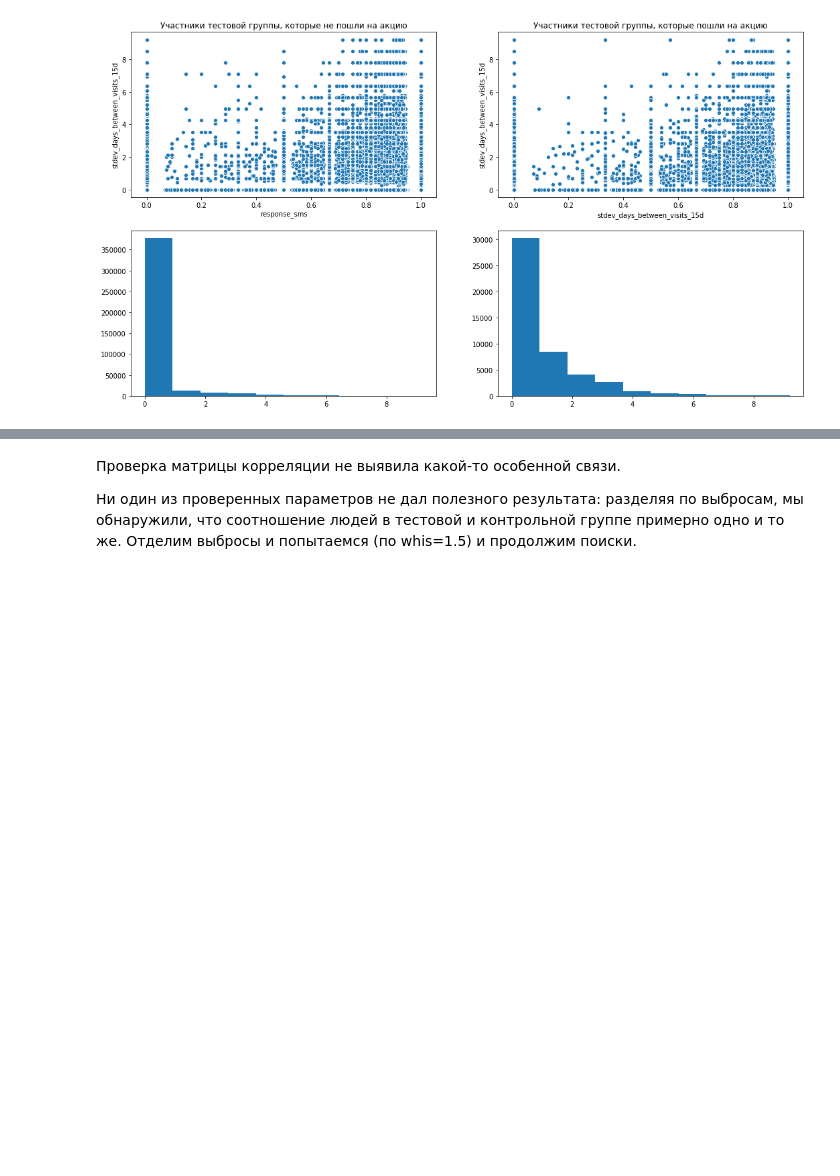
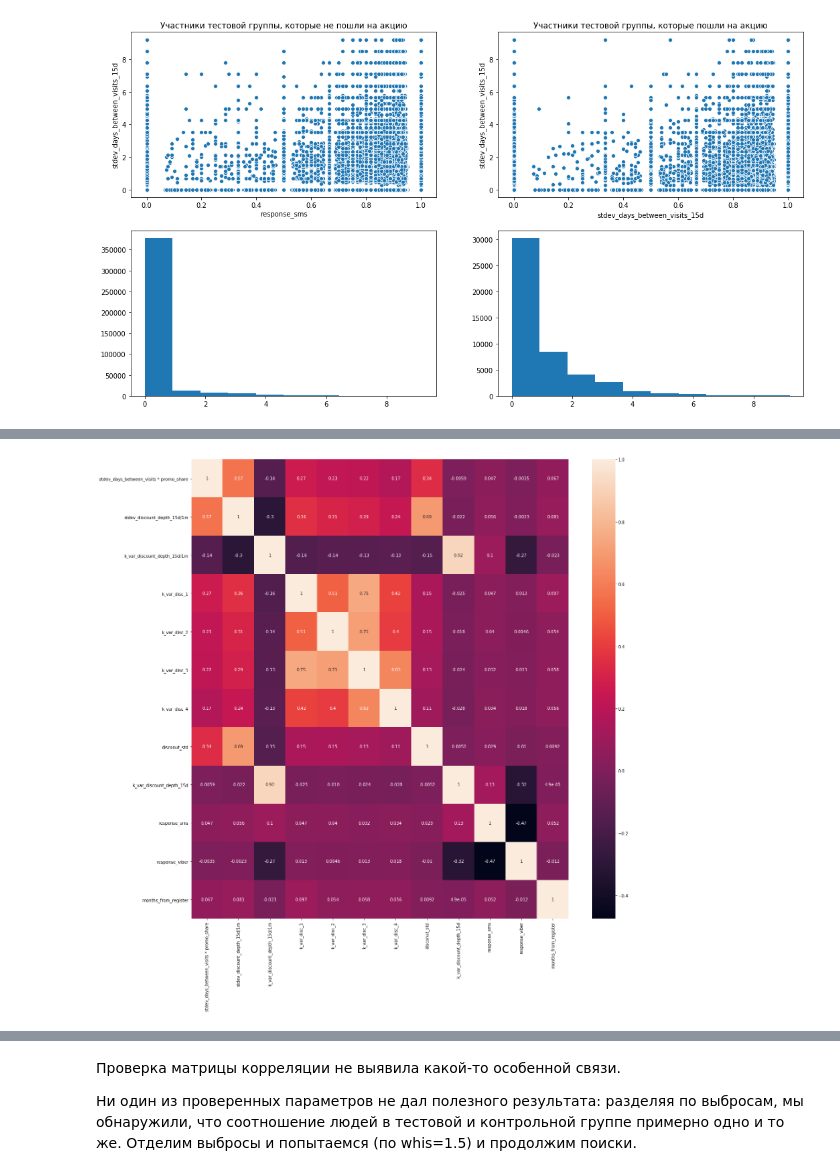
Before and after one commit to DKozl50/pluh_sms, a Jupyter notebook: experiments/EDA_mitya.ipynb, the cells around one changed output, grey strips where cells are left out. Saved outputs shown, nothing was run; the diff lists cells and outputs as text; code cells hidden in the pictures; blank space fills up the shorter version.

```diff
--- a/experiments/EDA_mitya.ipynb
+++ b/experiments/EDA_mitya.ipynb
@@ -230,3 +225,6 @@ plt.show()
 # %%
+fig = plt.figure(figsize=(20, 20))
 sns.heatmap(data[features_list].corr(), annot=True)
 plt.show()
+# %% [output]
+[figure, added]
```
Also changed, not shown: parts of 18 cells of this notebook.
